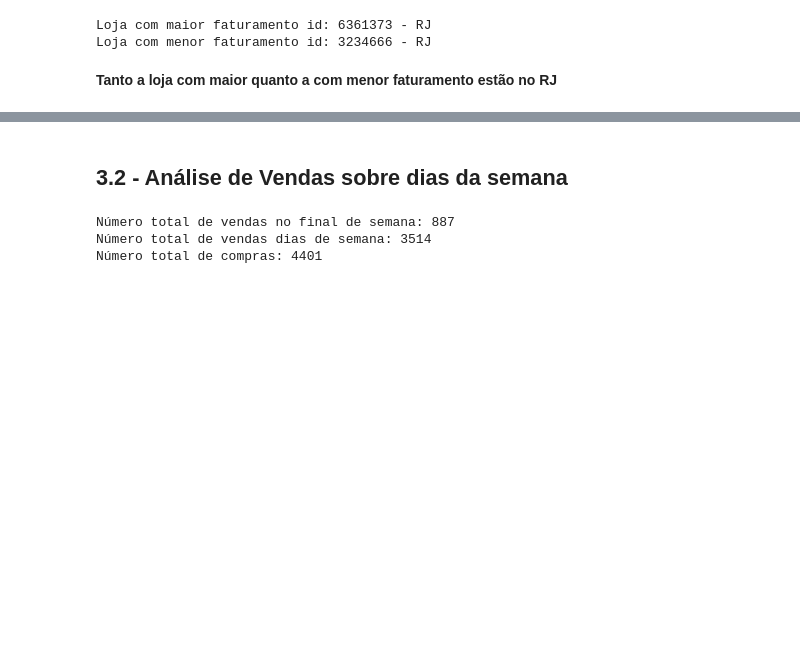
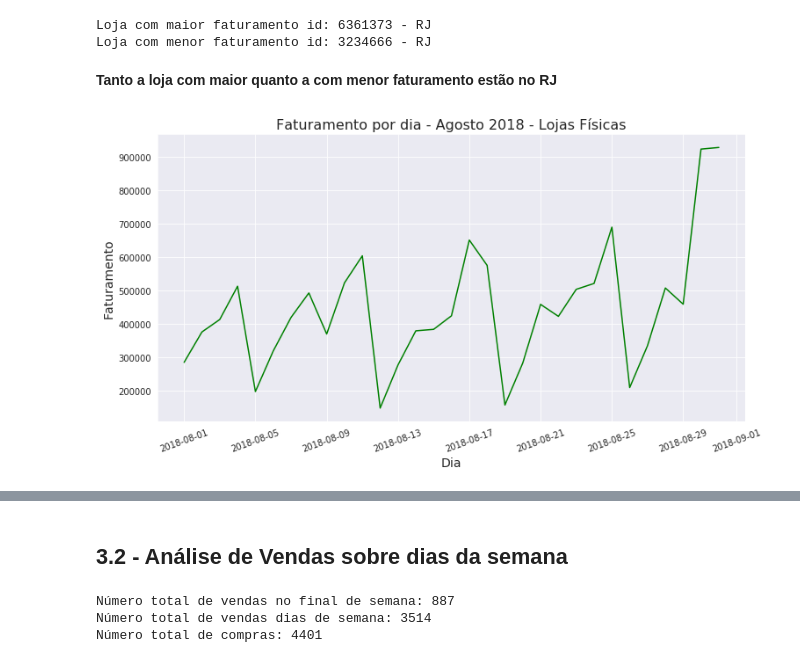
Before and after one commit to vinicvaz/Linx-DataAnalysis, a Jupyter notebook: OfflineDataAnalysis.ipynb, the cells around one changed output, grey strips where cells are left out. Drawn from its saved outputs; the diff is of its cells as text; code cells hidden in the pictures; blank space fills up the shorter version.

Commit message:
Offline Revenue Over Time Graph add

```diff
--- a/OfflineDataAnalysis.ipynb
+++ b/OfflineDataAnalysis.ipynb
@@ -289,3 +289,19 @@ Loja com maior faturamento id: 6361373 - RJ
 Loja com menor faturamento id: 3234666 - RJ
 # %% [markdown]
 **Tanto a loja com maior quanto a com menor faturamento estão no RJ**
+# %%
+fat_time = df.groupby('date').sum().reset_index()
+# %%
+sns.set_style('darkgrid')
+plt.figure(figsize=(12,6))
+ax1 = sns.lineplot(x='date',y='price',data=fat_time, color='green')
+ax1.set_xlabel('Dia', fontsize=14)
+ax1.set_ylabel('Faturamento', fontsize=14)
+ax1.set_title('Faturamento por dia - Agosto 2018 - Lojas Físicas', fontsize=16)
+
+for item in ax1.get_xticklabels():
+    item.set_rotation(20)
+
+plt.savefig('./Images/Offline/Revenue-Offline.jpg', bbox_inches="tight")
+# %% [output]
+[figure, added]
```
Also changed, not shown: parts of 8 cells of this notebook.
